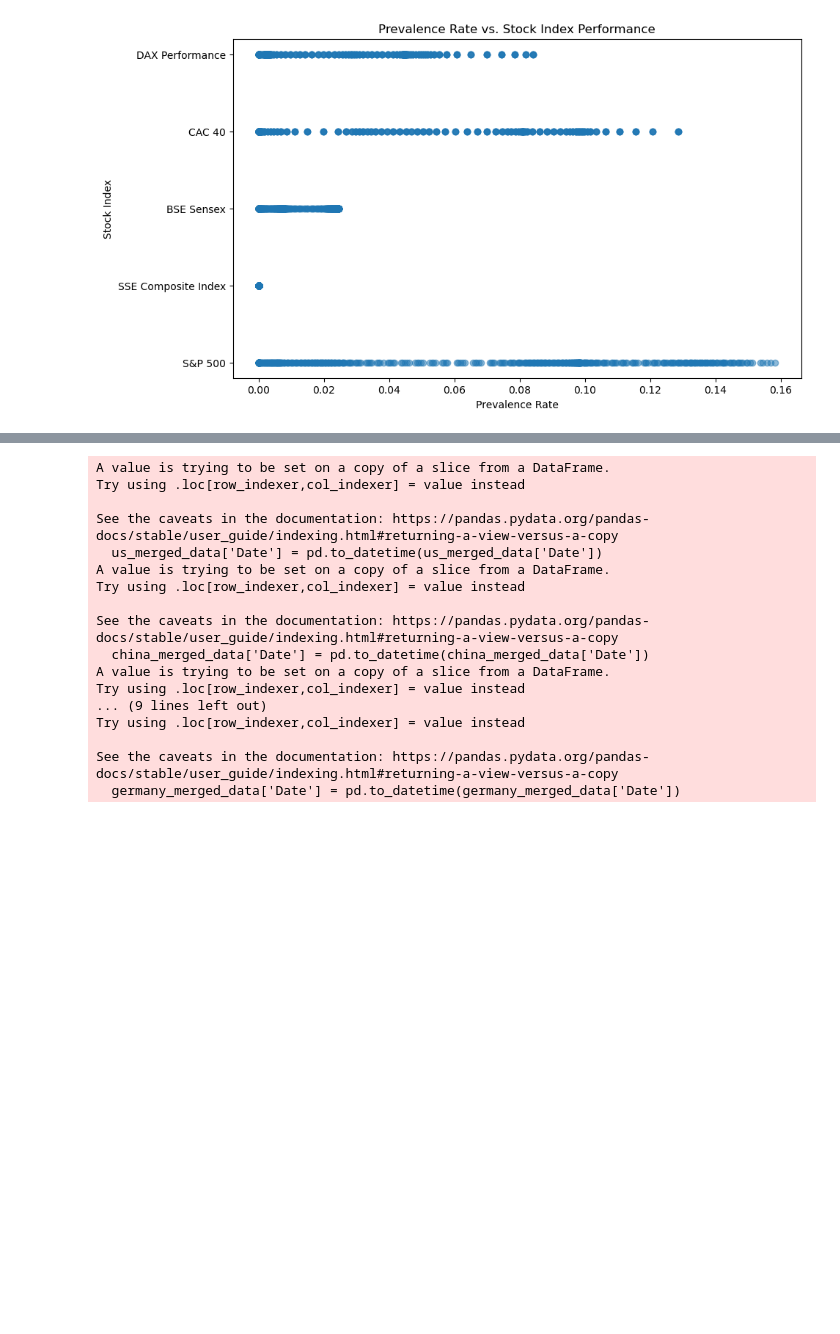
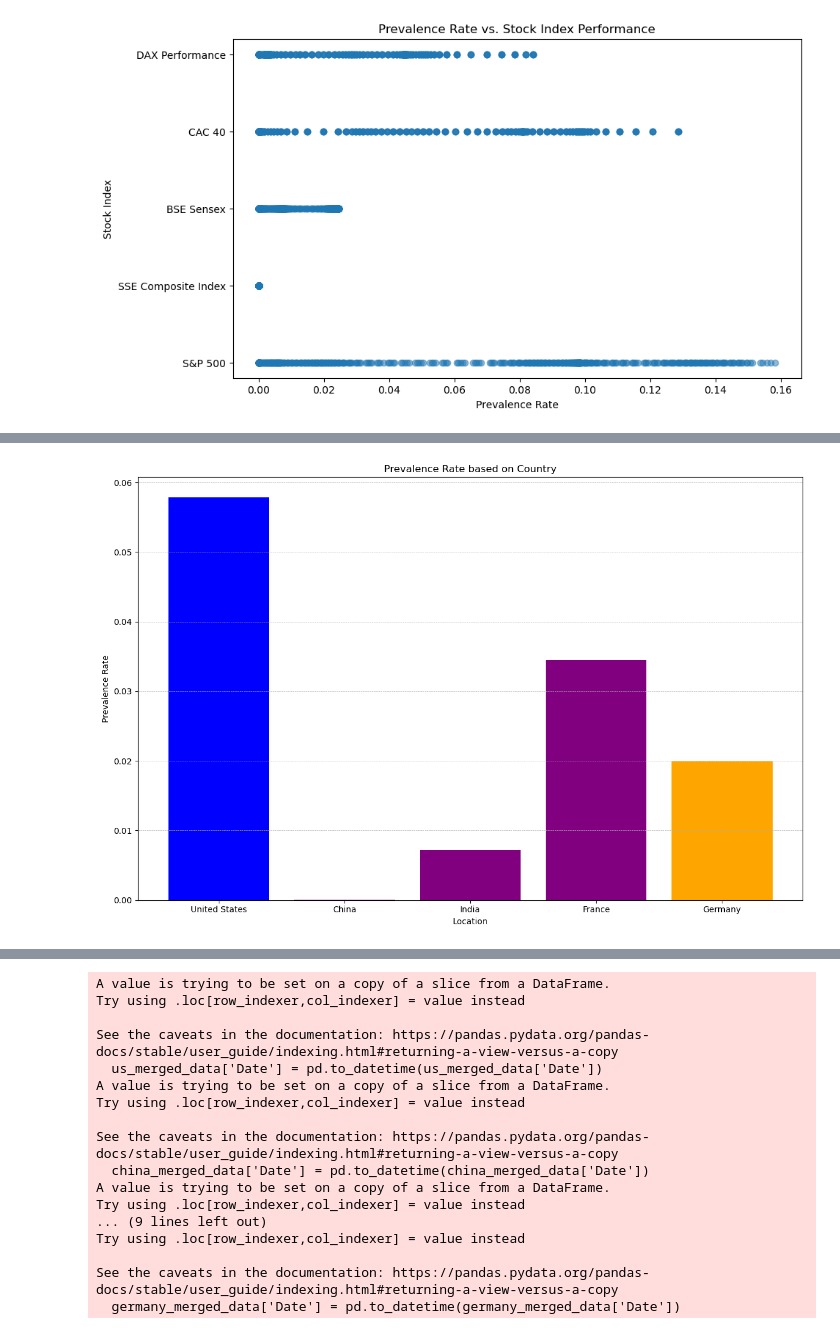
Before and after one commit to datla-ria/Project-1, a Jupyter notebook: project-1.ipynb, the cells around one changed output, grey strips where cells are left out. Saved outputs shown, nothing was run; the diff lists cells and outputs as text; code cells hidden in the pictures; blank space fills up the shorter version.

```diff
--- a/project-1.ipynb
+++ b/project-1.ipynb
@@ -907,0 +1011,30 @@ See the caveats in the documentation: https://pandas.pydata.org/pandas-docs/stab
+# %%
+merged_indices_and_covid['Prevalence Rate'] = merged_indices_and_covid['Total Cases'] / merged_indices_and_covid['Population']
+
+us_merged_data = merged_indices_and_covid[merged_indices_and_covid["Location"] == "United States"]
+china_merged_data = merged_indices_and_covid[merged_indices_and_covid["Location"] == "China"]
+india_merged_data = merged_indices_and_covid[merged_indices_and_covid["Location"] == "India"]
+france_merged_data = merged_indices_and_covid[merged_indices_and_covid["Location"] == "France"]
+germany_merged_data = merged_indices_and_covid[merged_indices_and_covid["Location"] == "Germany"]
+
+prevalence_data = {
+    'Country': ['USA', 'China', 'India', 'France', 'Germany'],
+    'Prevalence Rate': [
+        us_merged_data['Prevalence Rate'].mean(),
+        china_merged_data['Prevalence Rate'].mean(),
+        india_merged_data['Prevalence Rate'].mean(),
+        france_merged_data['Prevalence Rate'].mean(),
+        germany_merged_data['Prevalence Rate'].mean()
+    ]
+}
+
+plt.figure(figsize=(12, 8))
+plt.bar(merged_indices_and_covid['Location'], merged_indices_and_covid['Prevalence Rate'], color=['blue', 'red', 'green', 'purple', 'orange'])
+plt.xlabel('Location')
+plt.ylabel('Prevalence Rate')
+plt.title('Prevalence Rate based on Country')
+plt.grid(axis='y', linestyle='--', linewidth=0.5)
+plt.tight_layout()
+plt.show()
+# %% [output]
+[figure, added]
```
Also changed, not shown: parts of 7 cells of this notebook.
